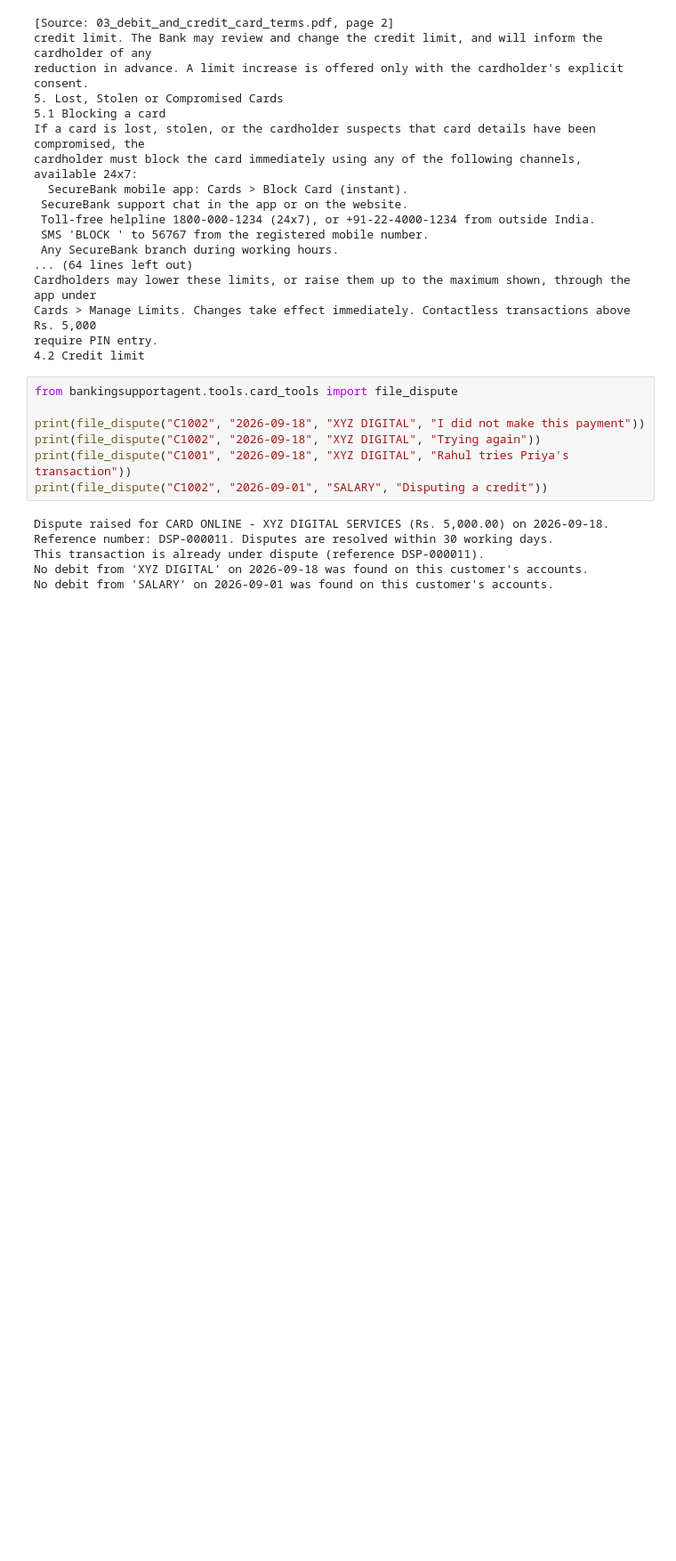
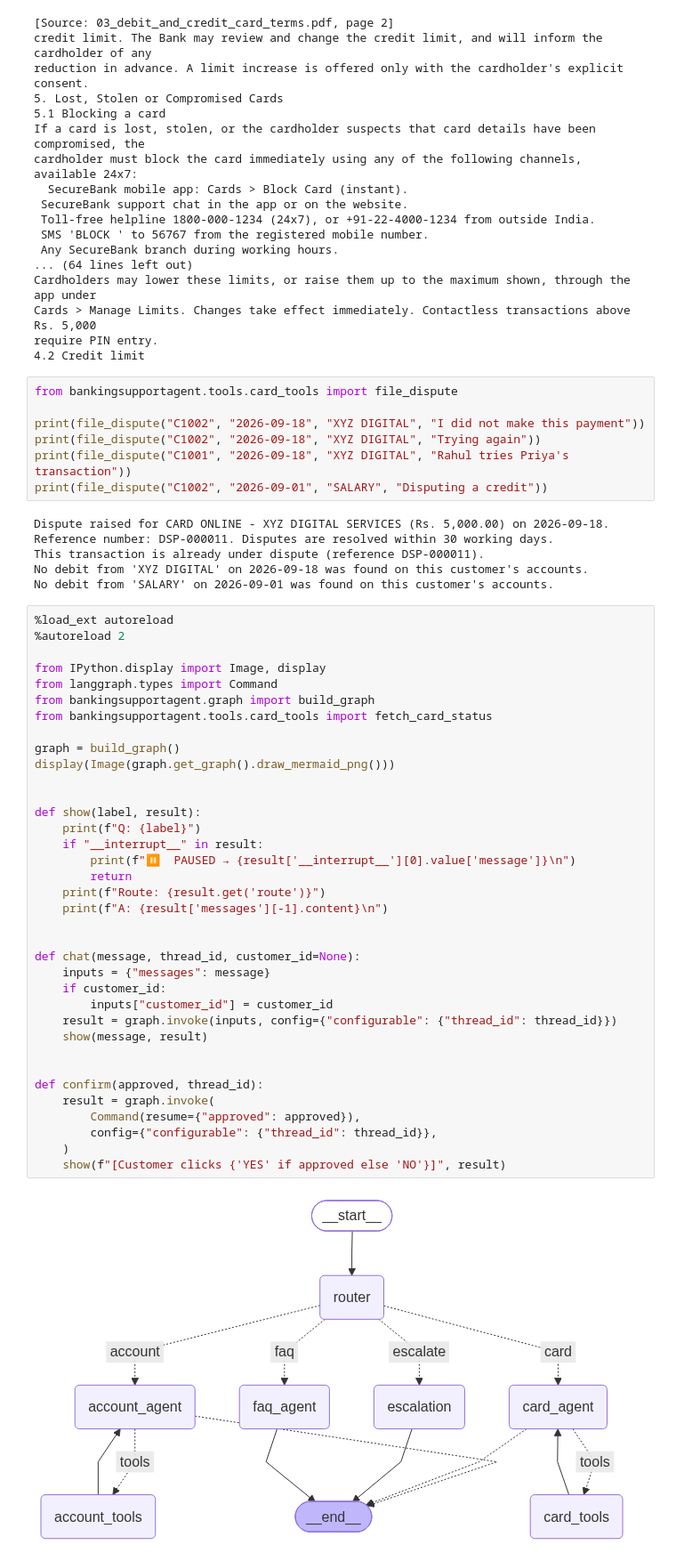
Before and after one commit to Abhinav-Jain252/BankingSupportAgent, a Jupyter notebook: notebooks/07_cards.ipynb, the cells around one changed output. Shown at 89% size. Drawn from its saved outputs; the diff is of its cells as text; blank space fills up the shorter version.

Commit message:
Add card agent with approval flow, and context-aware routing

```diff
--- a/notebooks/07_cards.ipynb
+++ b/notebooks/07_cards.ipynb
@@ -55,3 +55,41 @@ Dispute raised for CARD ONLINE - XYZ DIGITAL SERVICES (Rs. 5,000.00) on 2026-09-
 This transaction is already under dispute (reference DSP-000011).
 No debit from 'XYZ DIGITAL' on 2026-09-18 was found on this customer's accounts.
 No debit from 'SALARY' on 2026-09-01 was found on this customer's accounts.
+# %%
+%load_ext autoreload
+%autoreload 2
+
+from IPython.display import Image, display
+from langgraph.types import Command
+from bankingsupportagent.graph import build_graph
+from bankingsupportagent.tools.card_tools import fetch_card_status
+
+graph = build_graph()
+display(Image(graph.get_graph().draw_mermaid_png()))
+
+
+def show(label, result):
+    print(f"Q: {label}")
+    if "__interrupt__" in result:
+        print(f"⏸  PAUSED → {result['__interrupt__'][0].value['message']}\n")
+        return
+    print(f"Route: {result.get('route')}")
+    print(f"A: {result['messages'][-1].content}\n")
+
+
+def chat(message, thread_id, customer_id=None):
+    inputs = {"messages": message}
+    if customer_id:
+        inputs["customer_id"] = customer_id
+    result = graph.invoke(inputs, config={"configurable": {"thread_id": thread_id}})
+    show(message, result)
+
+
+def confirm(approved, thread_id):
+    result = graph.invoke(
+        Command(resume={"approved": approved}),
+        config={"configurable": {"thread_id": thread_id}},
+    )
+    show(f"[Customer clicks {'YES' if approved else 'NO'}]", result)
+# %% [output]
+[figure, added]
```
Also changed, not shown: parts of 5 cells of this notebook, 4 other files.
